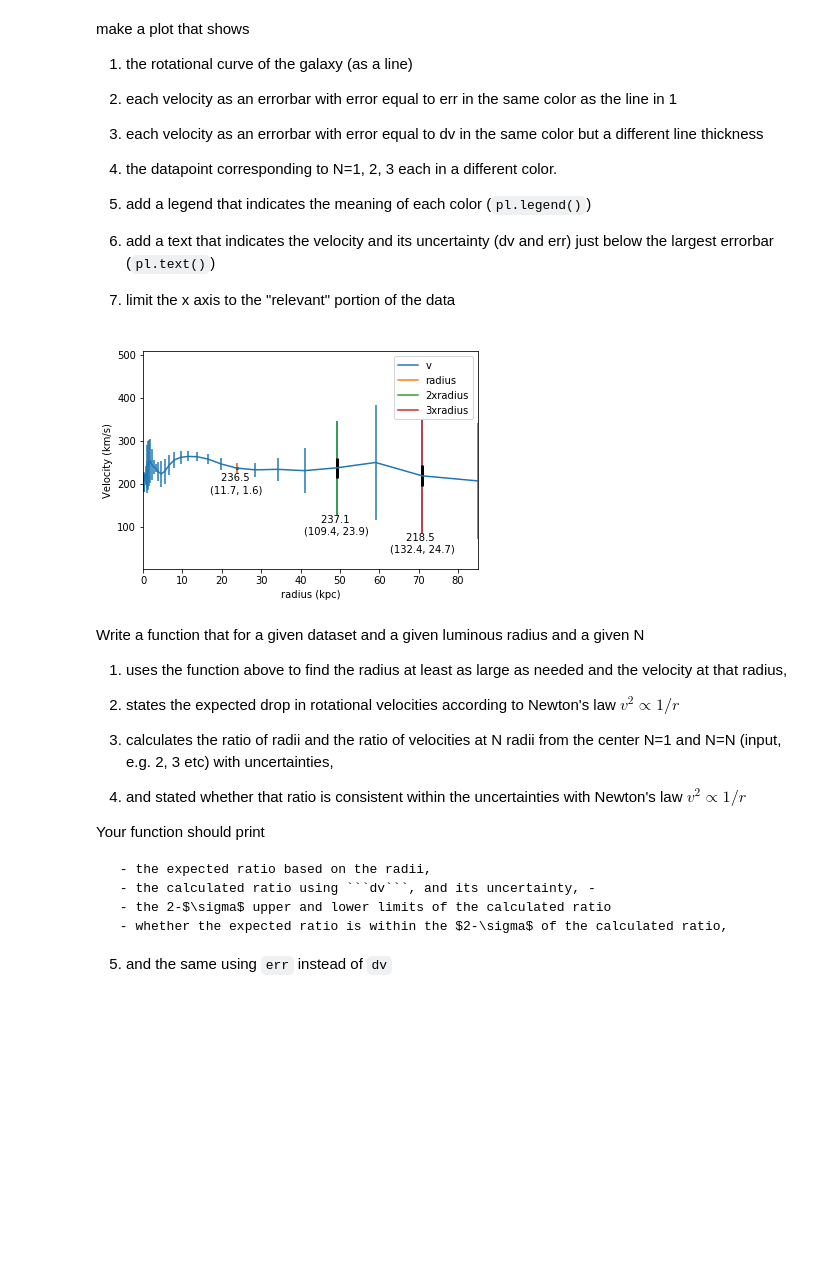
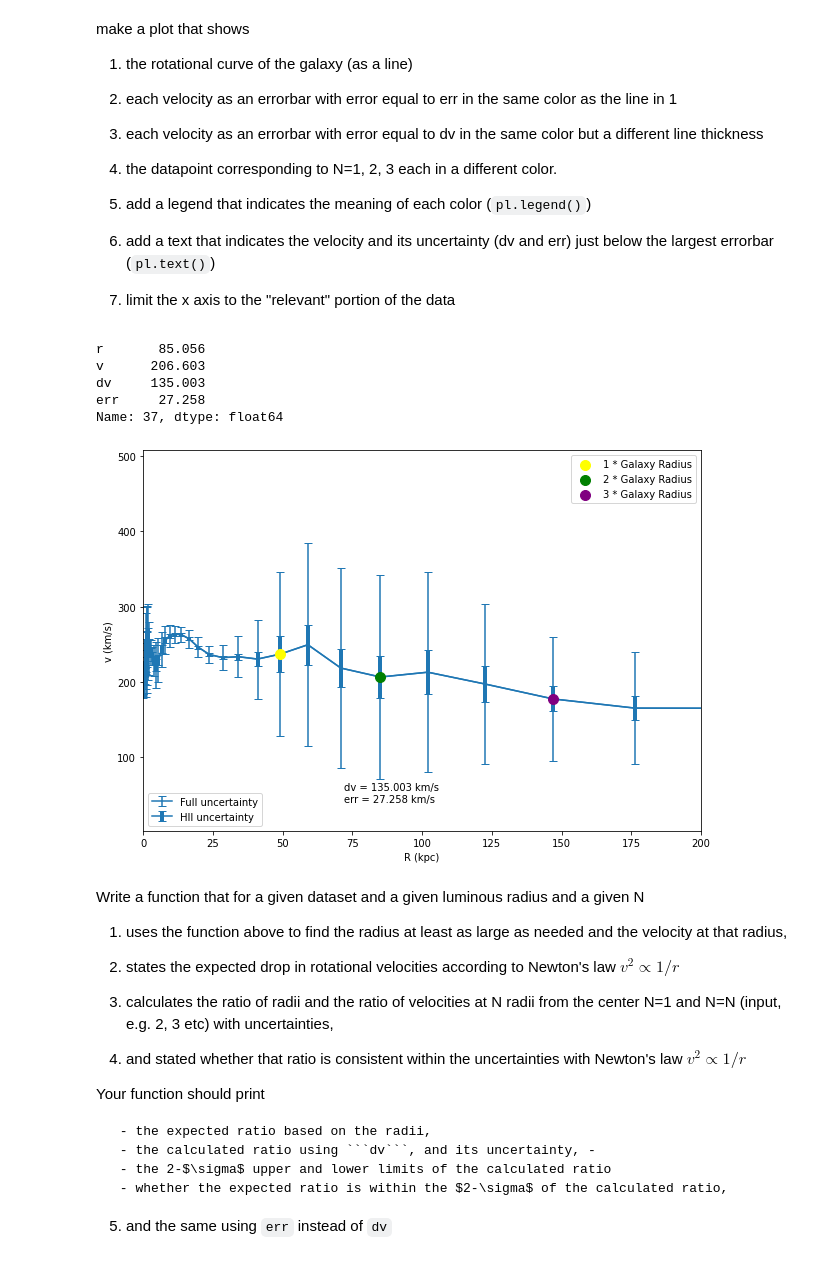
Before and after one commit to bflaggs/DSPS_BFlaggs, a Jupyter notebook: HW4/GalaxyRotation.ipynb, the cells around one changed output. Cells and saved outputs as stored; diff of their text form; code cells hidden in the pictures; blank space fills up the shorter version.

Commit message:
Update plotting labels for MW

````diff
--- a/HW4/GalaxyRotation.ipynb
+++ b/HW4/GalaxyRotation.ipynb
@@ -213,11 +202,14 @@ def getradii(gal, gsize, n):
   '''
 
   dfCut = gal[gal.r > n * gsize]
+  dfCut = dfCut.reset_index().drop(['index'], axis=1)
 
-  minR = dfCut["r"].iloc[0]
-  sigmaMinR = dfCut["err"].iloc[0]
+  minidx = int( dfCut["r"].idxmin() )
+  minR = dfCut["r"].iloc[minidx]
 
-  vel = dfCut["v"].iloc[0]
-  sigmaVel = dfCut["dv"].iloc[0]
+  sigmaMinR = dfCut["err"].iloc[minidx]
+
+  vel = dfCut["v"].iloc[minidx]
+  sigmaVel = dfCut["dv"].iloc[minidx]
 
   return minR, sigmaMinR, vel, sigmaVel
@@ -255,12 +241,58 @@ make a plot that shows
 6. add a text that indicates the velocity and its uncertainty (dv and err) just below the largest errorbar (```pl.text()```)
 
 7. limit the x axis to the "relevant" portion of the data
-# %%
-def plotGal(gal, rds):
-    ...
-plotGal(m31, m31Rds)
-# %% [output]
-[figure, removed]
+# %%
+m31size.value
+tmp = m31[m31['r'] < 150]
+max = tmp["dv"].idxmax()
+tmp.iloc[max]
+# %% [output]
+r       85.056
+v      206.603
+dv     135.003
+err     27.258
+Name: 37, dtype: float64
+# %%
+def plotGal(gal, rds):
+
+  minR1, sigmaMinR1, vel1, sigmaVel1 = getradii(gal, rds, 1)
+  minR2, sigmaMinR2, vel2, sigmaVel2 = getradii(gal, rds, 2)
+  minR3, sigmaMinR3, vel3, sigmaVel3 = getradii(gal, rds, 3)
+
+  rarray=np.array([minR1, minR2, minR3])
+  varray=np.array([vel1, vel2, vel3])
+
+  dfCut = gal
+  #dfCut = gal[gal.r > rds]
+  #dfCut = dfCut.reset_index().drop(['index'], axis=1)
+
+  plt.figure(figsize=(10, 7))
+  pts1 = plt.scatter(rarray[0], varray[0], color = ['yellow'], s=100, zorder=10, label = '1 * Galaxy Radius')
+  pts2 = plt.scatter(rarray[1], varray[1], color = ['green'], s=100, zorder=10, label = '2 * Galaxy Radius')
+  pts3 = plt.scatter(rarray[2], varray[2], color = ['purple'], s=100, zorder=10, label = '3 * Galaxy Radius')
+
+  err1 = plt.errorbar(dfCut["r"],dfCut["v"],yerr = dfCut["dv"], fmt='tab:blue', capsize=4, label = 'Full uncertainty')
+  err2 = plt.errorbar(dfCut["r"],dfCut["v"],yerr = dfCut["err"], fmt='tab:blue', elinewidth=4, capsize=4, label = 'HII uncertainty')
+  plt.xlim([0, 200])
+
+  pts_legend = plt.legend(handles=[pts1,pts2,pts3], loc=1)
+  ax = plt.gca().add_artist(pts_legend)
+  plt.legend(handles=[err1,err2], loc='lower left')
+
+  plt.xlabel("R (kpc)")
+  plt.ylabel("v (km/s)")
+  # uncomment to combine legends
+  # plt.legend()
+
+  plt.text(72,56,"dv = 135.003 km/s")
+  plt.text(72,40, "err = 27.258 km/s")
+  plt.show()
+
+  return
+
+plotGal(m31, m31size.value)
+# %% [output]
+[figure, added]
 # %% [markdown]
 Write a function that for a given dataset and a given luminous radius and a given N
 
````
Also changed, not shown: parts of 19 cells of this notebook.
